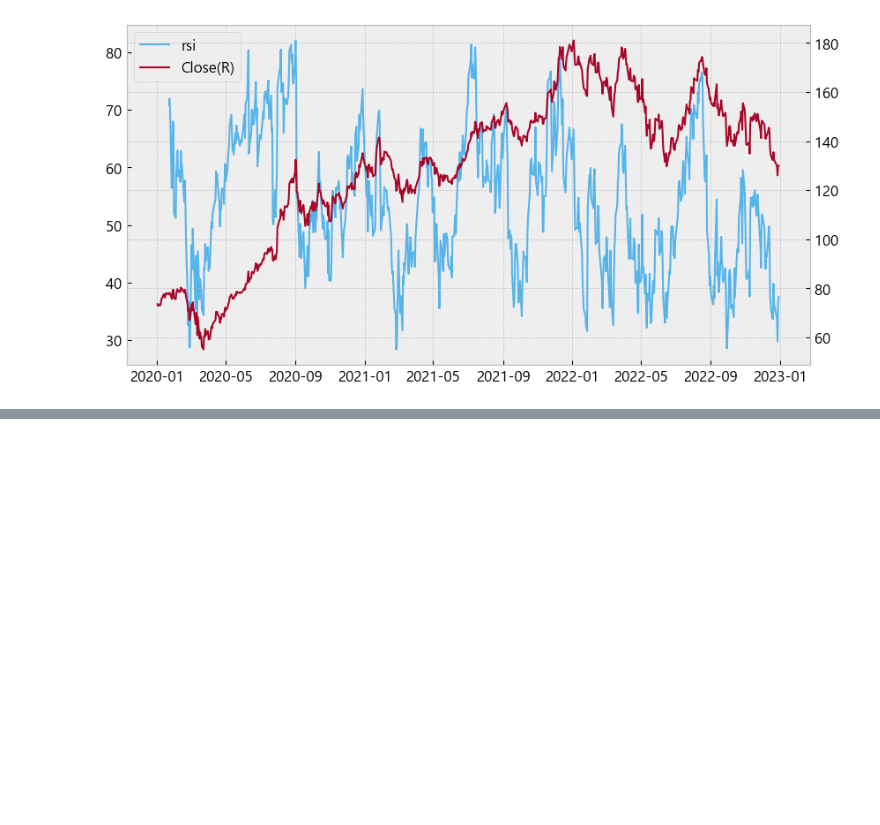
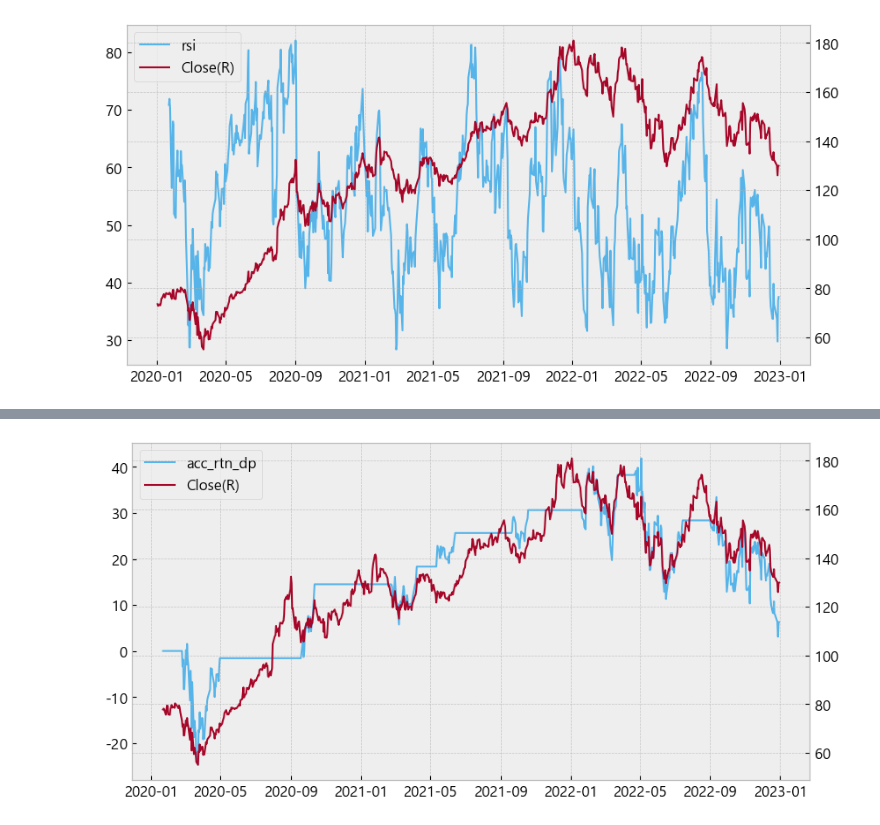
Before and after one commit to always-begin/quant, a Jupyter notebook: 00_basic.ipynb, the cells around one changed output, grey strips where cells are left out. Cells and saved outputs as stored; diff of their text form; code cells hidden in the pictures; blank space fills up the shorter version.

```diff
--- a/00_basic.ipynb
+++ b/00_basic.ipynb
@@ -138,0 +189,35 @@ def indicator_to_signal(df, factor, buy, sell) :
+# %%
+def set_evaluate(df, cost=.001):
+    '''
+    Calculate daily returns and MDDs of portfolio
+    :param df: The dataframe containing trading position
+    :param cost: Transaction cost when sell
+    :return: Returns, MDD
+    '''
+    df['signal_price'] = np.nan
+    df['signal_price'].mask(df['position']=='zb', df.iloc[:,0], inplace=True)
+    df['signal_price'].mask(df['position']=='bz', df.iloc[:,0], inplace=True)
+
+
+    record = df[['position','signal_price']].dropna()
+    record['rtn'] = 1
+    record['rtn'].mask(record['position']=='bz', (record['signal_price']*(1-cost))/record['signal_price'].shift(1), inplace=True)
+    record['acc_rtn'] = record['rtn'].cumprod()
+    df['signal_price'].mask(df['position']=='bb', df.iloc[:,0], inplace=True)
+    df['rtn'] = record['rtn']
+    df['rtn'].fillna(1, inplace=True)
+    df['daily_rtn'] = 1
+    df['daily_rtn'].mask(df['position'] == 'bb', df['signal_price'] / df['signal_price'].shift(1), inplace=True)
+    df['daily_rtn'].mask(df['position'] == 'bz', (df['signal_price']*(1-cost)) / df['signal_price'].shift(1), inplace=True)
+    df['daily_rtn'].fillna(1, inplace=True)
+    df['acc_rtn'] = df['daily_rtn'].cumprod()
+    df['acc_rtn_dp'] = ((df['acc_rtn']-1)*100).round(2)
+    df['mdd'] = (df['acc_rtn'] / df['acc_rtn'].cummax()).round(4)
+    df['bm_mdd'] = (df.iloc[:, 0] / df.iloc[:, 0].cummax()).round(4)
+    df.drop(columns='signal_price', inplace=True)
+    return df
+# %%
+set_evaluate(df_apple, 0.001)
+fs.draw_chart(df_apple, left='acc_rtn_dp', right='Close')
+# %% [output]
+[figure, added]
```
Also changed, not shown: parts of 12 cells of this notebook.
